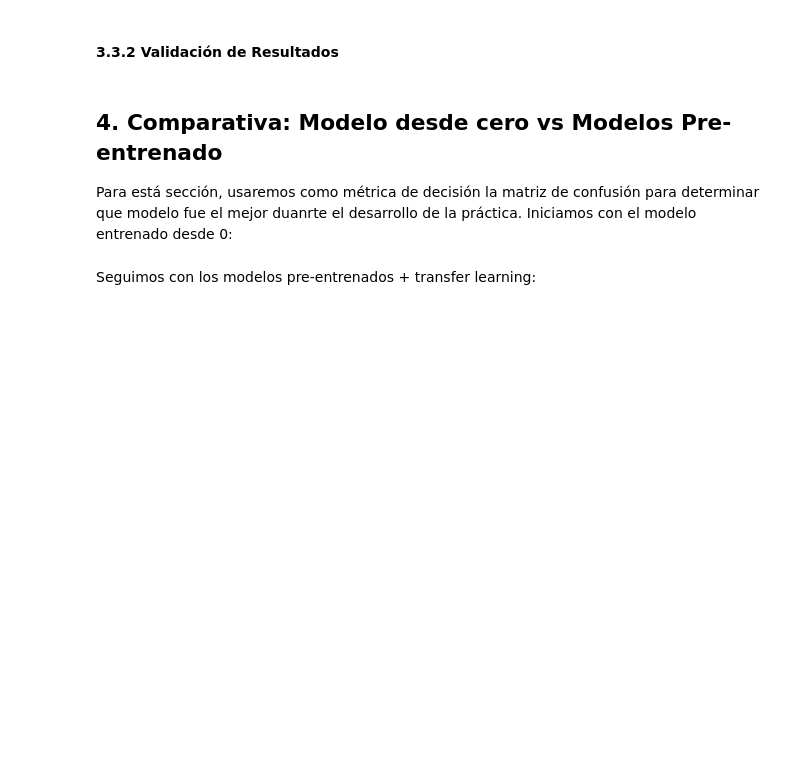
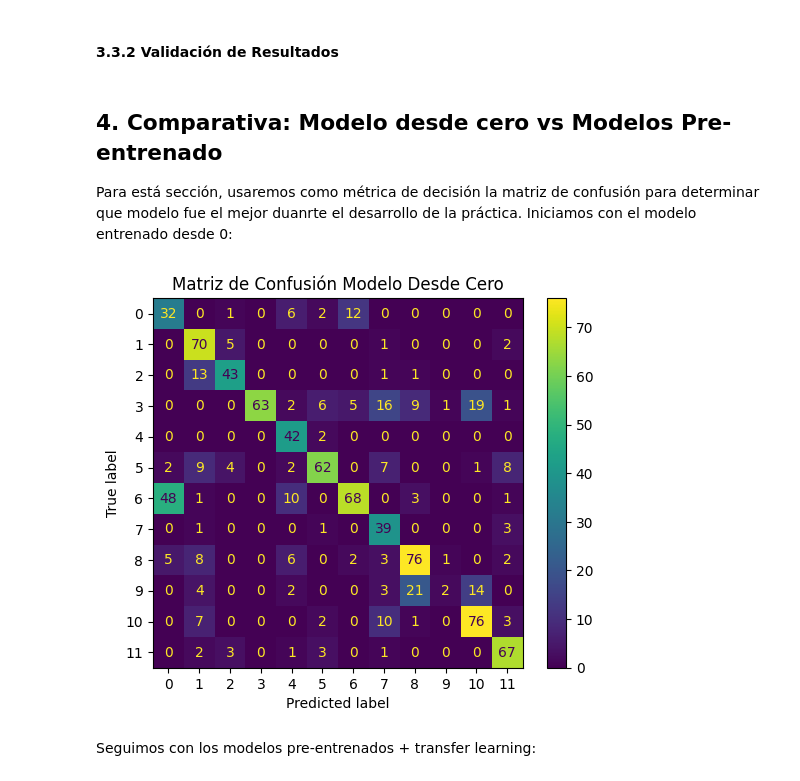
Before and after one commit to scarabinoalbano/07MIAR_04_A_2025-26_Redes-Neuronales-y-Deep-Learning, a Jupyter notebook: 07MIAR_Proyecto_Programacion_Grupo8.ipynb, the cells around one changed output. Saved outputs shown, nothing was run; the diff lists cells and outputs as text; code cells hidden in the pictures; blank space fills up the shorter version.

```diff
--- a/07MIAR_Proyecto_Programacion_Grupo8.ipynb
+++ b/07MIAR_Proyecto_Programacion_Grupo8.ipynb
@@ -315,0 +470,5 @@ def plot_training(history_training,model_name):
+# %%
+from sklearn.metrics import classification_report
+
+predictions = model.predict(test_dataset, batch_size=32)
+print(classification_report(y_test, predictions.argmax(axis=1)))
@@ -536,3 +697,13 @@ Para está sección, usaremos como métrica de decisión la matriz de confusión
+# %%
+y_pred_model = np.argmax(predictions, axis=1)
+cf_model = confusion_matrix(y_test,y_pred_model)
+
+mn_disp = ConfusionMatrixDisplay(cf_model)
+mn_disp.plot()
+plt.title('Matriz de Confusión Modelo Desde Cero')
+plt.show()
+# %% [output]
+[figure, added]
 # %% [markdown]
 Seguimos con los modelos pre-entrenados + transfer learning:
 # %%
```
Also changed, not shown: parts of 74 cells of this notebook.
